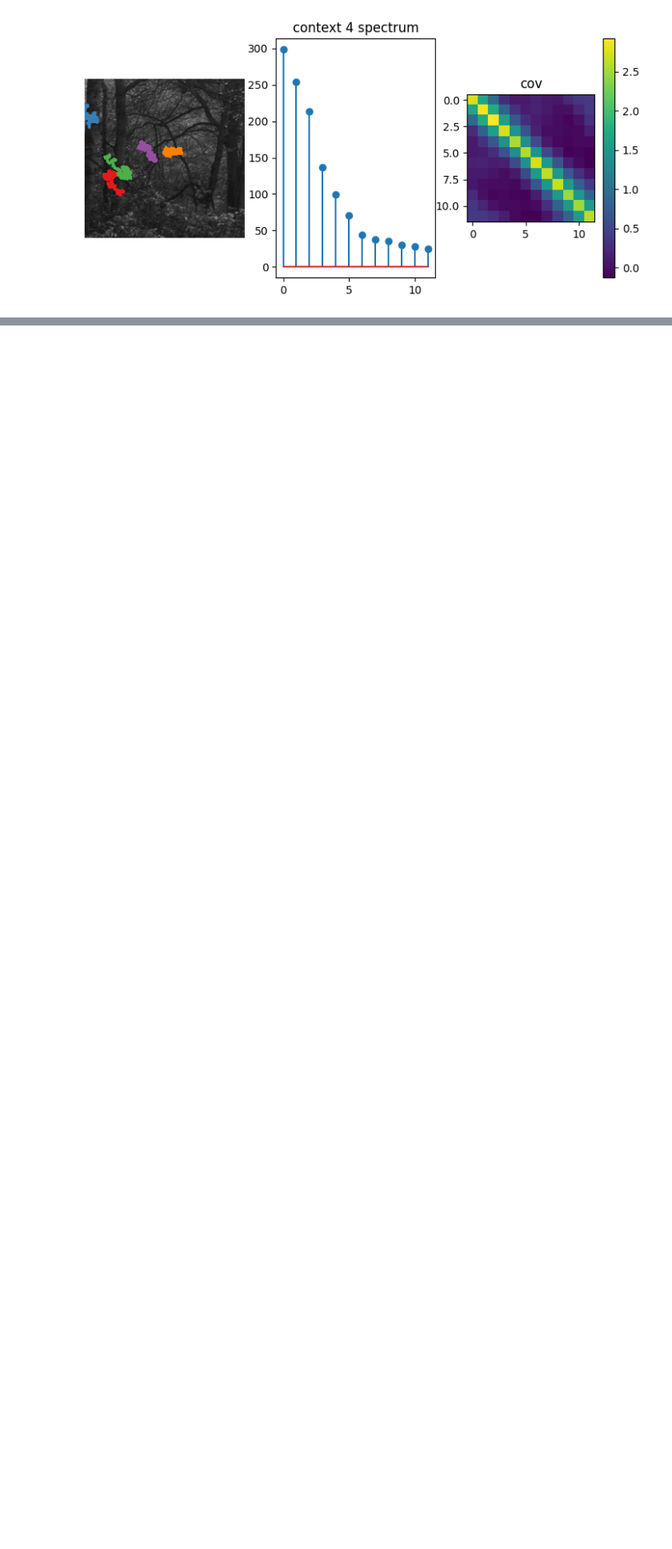
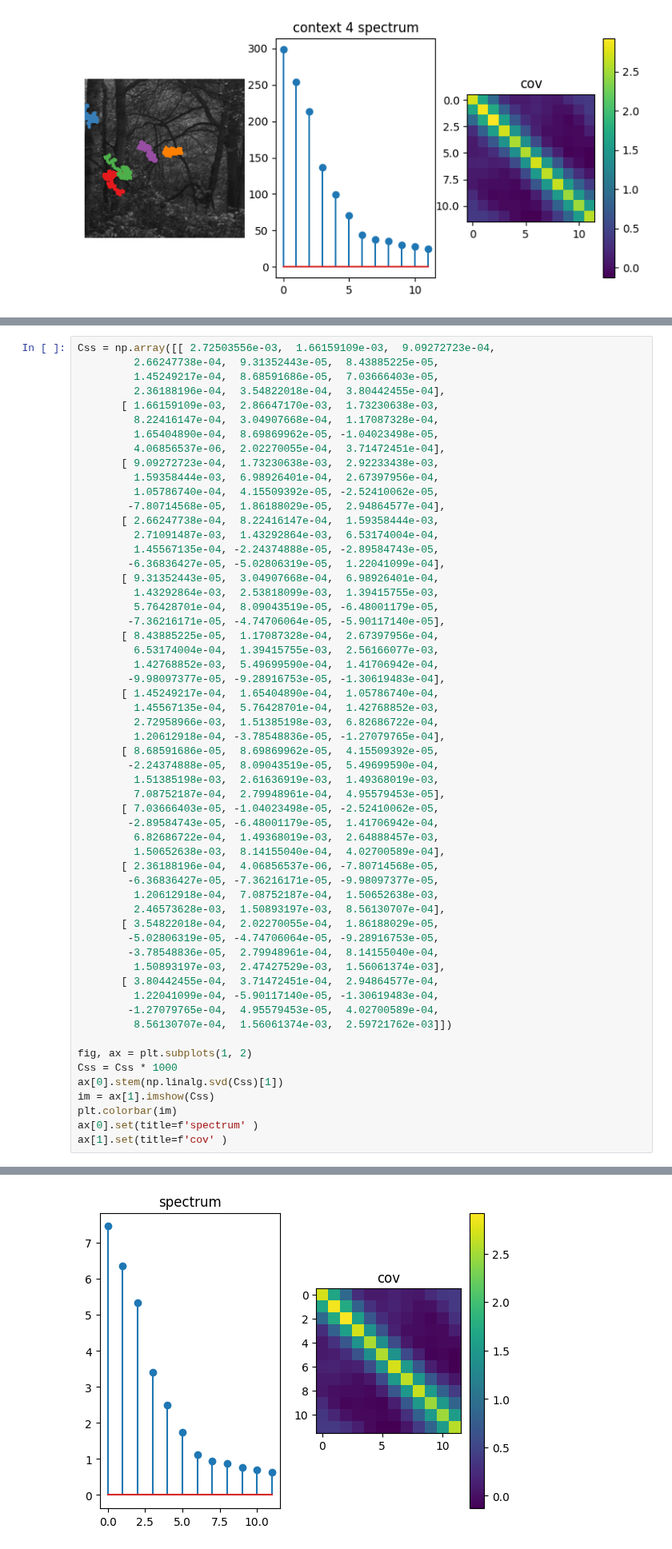
Before and after one commit to lyndond/frame_whitening, a Jupyter notebook: figures/pca.ipynb, the cells around one changed output, grey strips where cells are left out. Shown at 80% size. Drawn from its saved outputs; the diff is of its cells as text; blank space fills up the shorter version.

```diff
--- a/figures/pca.ipynb
+++ b/figures/pca.ipynb
@@ -76,0 +136,58 @@ ax[2].set(title=f'cov' )
+# %%
+Css = np.array([[ 2.72503556e-03,  1.66159109e-03,  9.09272723e-04,
+         2.66247738e-04,  9.31352443e-05,  8.43885225e-05,
+         1.45249217e-04,  8.68591686e-05,  7.03666403e-05,
+         2.36188196e-04,  3.54822018e-04,  3.80442455e-04],
+       [ 1.66159109e-03,  2.86647170e-03,  1.73230638e-03,
+         8.22416147e-04,  3.04907668e-04,  1.17087328e-04,
+         1.65404890e-04,  8.69869962e-05, -1.04023498e-05,
+         4.06856537e-06,  2.02270055e-04,  3.71472451e-04],
+       [ 9.09272723e-04,  1.73230638e-03,  2.92233438e-03,
+         1.59358444e-03,  6.98926401e-04,  2.67397956e-04,
+         1.05786740e-04,  4.15509392e-05, -2.52410062e-05,
+        -7.80714568e-05,  1.86188029e-05,  2.94864577e-04],
+       [ 2.66247738e-04,  8.22416147e-04,  1.59358444e-03,
+         2.71091487e-03,  1.43292864e-03,  6.53174004e-04,
+         1.45567135e-04, -2.24374888e-05, -2.89584743e-05,
+        -6.36836427e-05, -5.02806319e-05,  1.22041099e-04],
+       [ 9.31352443e-05,  3.04907668e-04,  6.98926401e-04,
+         1.43292864e-03,  2.53818099e-03,  1.39415755e-03,
+         5.76428701e-04,  8.09043519e-05, -6.48001179e-05,
+        -7.36216171e-05, -4.74706064e-05, -5.90117140e-05],
+       [ 8.43885225e-05,  1.17087328e-04,  2.67397956e-04,
+         6.53174004e-04,  1.39415755e-03,  2.56166077e-03,
+         1.42768852e-03,  5.49699590e-04,  1.41706942e-04,
+        -9.98097377e-05, -9.28916753e-05, -1.30619483e-04],
+       [ 1.45249217e-04,  1.65404890e-04,  1.05786740e-04,
+         1.45567135e-04,  5.76428701e-04,  1.42768852e-03,
+         2.72958966e-03,  1.51385198e-03,  6.82686722e-04,
+         1.20612918e-04, -3.78548836e-05, -1.27079765e-04],
+       [ 8.68591686e-05,  8.69869962e-05,  4.15509392e-05,
+        -2.24374888e-05,  8.09043519e-05,  5.49699590e-04,
+         1.51385198e-03,  2.61636919e-03,  1.49368019e-03,
+         7.08752187e-04,  2.79948961e-04,  4.95579453e-05],
+       [ 7.03666403e-05, -1.04023498e-05, -2.52410062e-05,
+        -2.89584743e-05, -6.48001179e-05,  1.41706942e-04,
+         6.82686722e-04,  1.49368019e-03,  2.64888457e-03,
+         1.50652638e-03,  8.14155040e-04,  4.02700589e-04],
+       [ 2.36188196e-04,  4.06856537e-06, -7.80714568e-05,
+        -6.36836427e-05, -7.36216171e-05, -9.98097377e-05,
+         1.20612918e-04,  7.08752187e-04,  1.50652638e-03,
+         2.46573628e-03,  1.50893197e-03,  8.56130707e-04],
+       [ 3.54822018e-04,  2.02270055e-04,  1.86188029e-05,
+        -5.02806319e-05, -4.74706064e-05, -9.28916753e-05,
+        -3.78548836e-05,  2.79948961e-04,  8.14155040e-04,
+         1.50893197e-03,  2.47427529e-03,  1.56061374e-03],
+       [ 3.80442455e-04,  3.71472451e-04,  2.94864577e-04,
+         1.22041099e-04, -5.90117140e-05, -1.30619483e-04,
+        -1.27079765e-04,  4.95579453e-05,  4.02700589e-04,
+         8.56130707e-04,  1.56061374e-03,  2.59721762e-03]])
+
+fig, ax = plt.subplots(1, 2)
+Css = Css * 1000
+ax[0].stem(np.linalg.svd(Css)[1])
+im = ax[1].imshow(Css)
+plt.colorbar(im)
+ax[0].set(title=f'spectrum' )
+ax[1].set(title=f'cov' )
+# %% [output]
@@ -77 +195,2 @@ ax[2].set(title=f'cov' )
+[figure, added]
 # %%
```
Also changed, not shown: parts of 4 cells of this notebook, 2 other files.
